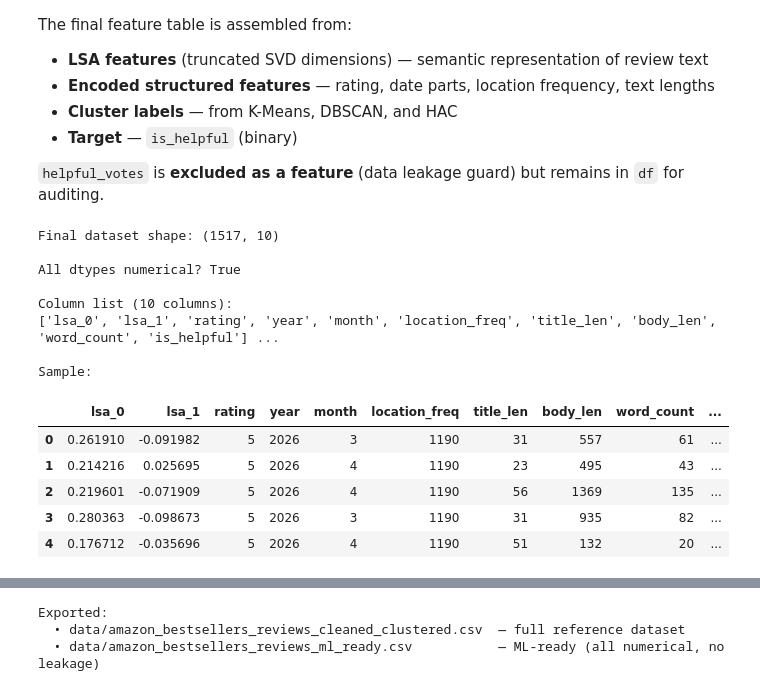
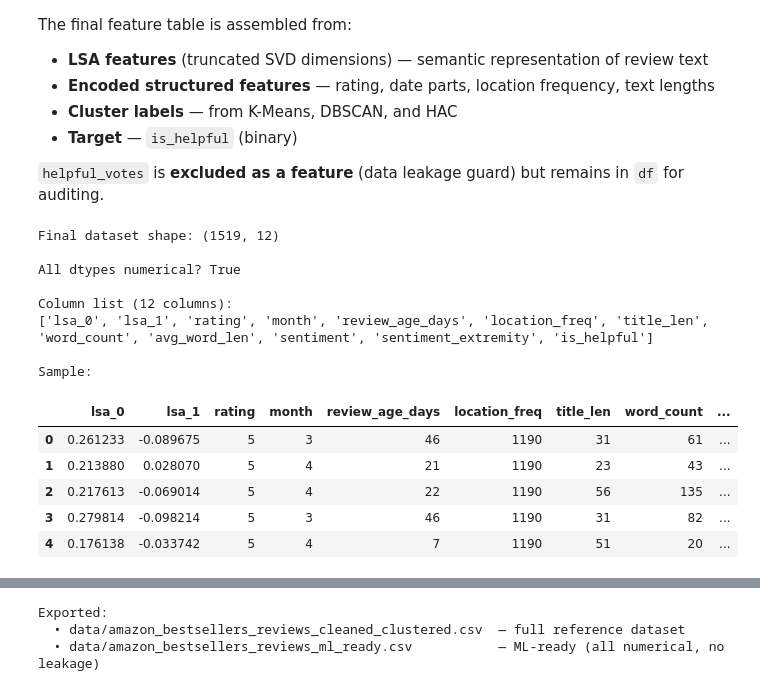
Before and after one commit to TheDetective14/helpful-review-identifier, a Jupyter notebook: data_cleaner.ipynb, the cells around one changed output, grey strips where cells are left out. Cells and saved outputs as stored; diff of their text form; code cells hidden in the pictures.

```diff
--- a/data_cleaner.ipynb
+++ b/data_cleaner.ipynb
@@ -166,7 +168,9 @@ df.head()
 # %%
 # Text Preprocessing (Title + Body)
 
-# Remove emojis and non-ascii characters
+# Decode emojis and remove and non-ascii characters
+df['title'] = df['title'].apply(lambda x: emoji.demojize(str(x)))
+df['body'] = df['body'].apply(lambda x: emoji.demojize(str(x)))
 df['title'] = df['title'].str.encode('ascii', 'ignore').str.decode('ascii')
 df['body'] = df['body'].str.encode('ascii', 'ignore').str.decode('ascii')
 
@@ -220,6 +224,10 @@ df['rating'] = pd.to_numeric(df['rating'], errors='coerce').fillna(df['rating'].
 df['year']        = df['date'].dt.year.astype(int)
 df['month']       = df['date'].dt.month.astype(int)
 df['day_of_week'] = df['date'].dt.dayofweek.astype(int)
+
+# Review Age Days (days since reviews were scraped)
+scrape_date = pd.Timestamp('2026-05-02')
+df['review_age_days'] = (scrape_date - df['date']).dt.days
 
 # Location: frequency-encode (encode by count of reviews per location)
 loc_freq = df['location'].value_counts()
@@ -234,6 +242,13 @@ if 'verified_purchase' in df.columns:
 df['title_len'] = df['title'].fillna('').str.len().astype(int)
 df['body_len']  = df['body'].fillna('').str.len().astype(int)
 df['word_count'] = df['text_for_lsa'].str.split().str.len().fillna(0).astype(int)
+df['avg_word_len'] = df['body_len'] / df['word_count']
+
+# Sentiment Analysis
+analyzer = SentimentIntensityAnalyzer()
+df['sentiment'] = df['body'].fillna('').apply(
+    lambda x: analyzer.polarity_scores(x)['compound'])
+df['sentiment_extremity'] = df['sentiment'].abs()
 
 print("DataFrame dtypes after encoding:")
 print(df.dtypes)
@@ -567,45 +565,43 @@ The final feature table is assembled from:
 # %%
 # ── Build final ML-ready feature DataFrame ───────────────────────────────────
 
 # LSA columns
 lsa_cols = [f'lsa_{i}' for i in range(truncated_lsa.shape[1])]
 df_lsa = pd.DataFrame(truncated_lsa, columns=lsa_cols, index=df.index)
 
 # Structured numerical features (NO helpful_votes — data leakage)
-structured_features = ['rating', 'year', 'month',
-                       'location_freq', 'title_len', 'body_len', 'word_count']
-
-# Add verified_purchase if present
-if 'verified_purchase' in df.columns:
-    structured_features.append('verified_purchase')
+structured_features = ['rating', 'month', 'review_age_days',
+                       'location_freq', 'title_len',
+                       'word_count', 'avg_word_len',
+                       'sentiment', 'sentiment_extremity']
 
 df_structured = df[structured_features].copy()
 
 # Target
 df_target = df[['is_helpful']].copy()
 
 # Concatenate everything
 df_final = pd.concat([df_lsa, df_structured, df_target], axis=1)
 
 print(f"Final dataset shape: {df_final.shape}")
 print(f"\nAll dtypes numerical? {all(df_final.dtypes.apply(lambda x: np.issubdtype(x, np.number)))}")
 print(f"\nColumn list ({len(df_final.columns)} columns):")
-print(list(df_final.columns[:10]), '...')
+print(list(df_final.columns))
 print("\nSample:")
 df_final.head()
 # %% [output]
-Final dataset shape: (1517, 10)
+Final dataset shape: (1519, 12)
 
 All dtypes numerical? True
 
-Column list (10 columns):
-['lsa_0', 'lsa_1', 'rating', 'year', 'month', 'location_freq', 'title_len', 'body_len', 'word_count', 'is_helpful'] ...
+Column list (12 columns):
+['lsa_0', 'lsa_1', 'rating', 'month', 'review_age_days', 'location_freq', 'title_len', 'word_count', 'avg_word_len', 'sentiment', 'sentiment_extremity', 'is_helpful']
 
 Sample:
-|  | lsa_0 | lsa_1 | rating | year | month | location_freq | title_len | body_len | word_count | ... |
-| 0 | 0.261910 | -0.091982 | 5 | 2026 | 3 | 1190 | 31 | 557 | 61 | ... |
-| 1 | 0.214216 | 0.025695 | 5 | 2026 | 4 | 1190 | 23 | 495 | 43 | ... |
-| 2 | 0.219601 | -0.071909 | 5 | 2026 | 4 | 1190 | 56 | 1369 | 135 | ... |
-| 3 | 0.280363 | -0.098673 | 5 | 2026 | 3 | 1190 | 31 | 935 | 82 | ... |
-| 4 | 0.176712 | -0.035696 | 5 | 2026 | 4 | 1190 | 51 | 132 | 20 | ... |
+|  | lsa_0 | lsa_1 | rating | month | review_age_days | location_freq | title_len | word_count | ... |
+| 0 | 0.261233 | -0.089675 | 5 | 3 | 46 | 1190 | 31 | 61 | ... |
+| 1 | 0.213880 | 0.028070 | 5 | 4 | 21 | 1190 | 23 | 43 | ... |
+| 2 | 0.217613 | -0.069014 | 5 | 4 | 22 | 1190 | 56 | 135 | ... |
+| 3 | 0.279814 | -0.098214 | 5 | 3 | 46 | 1190 | 31 | 82 | ... |
+| 4 | 0.176138 | -0.033742 | 5 | 4 | 7 | 1190 | 51 | 20 | ... |
 # %%
```
Also changed, not shown: parts of 13 cells of this notebook, 2 other files.
